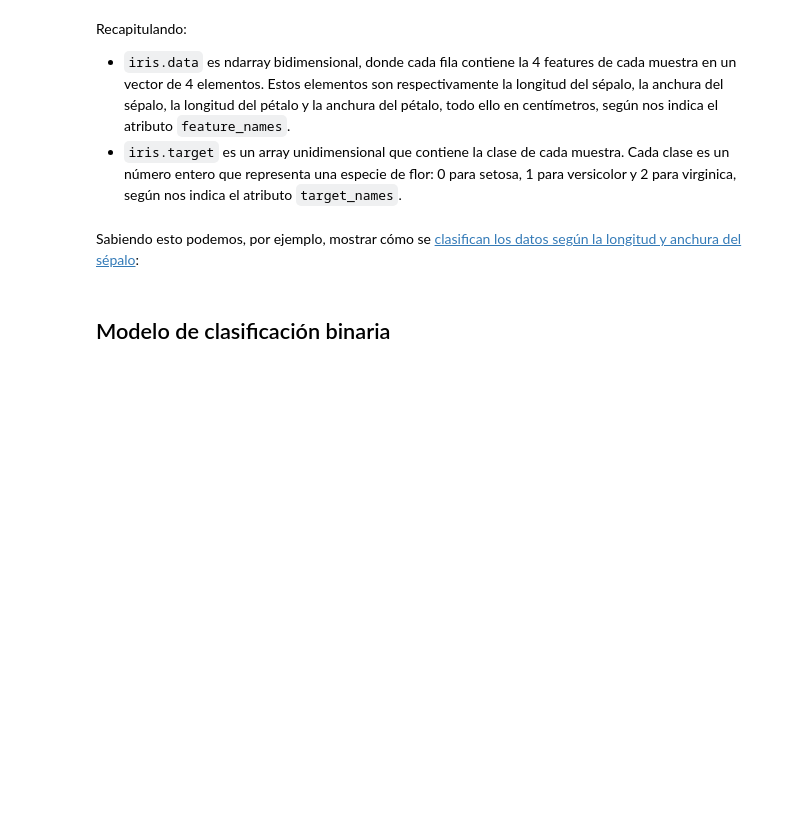
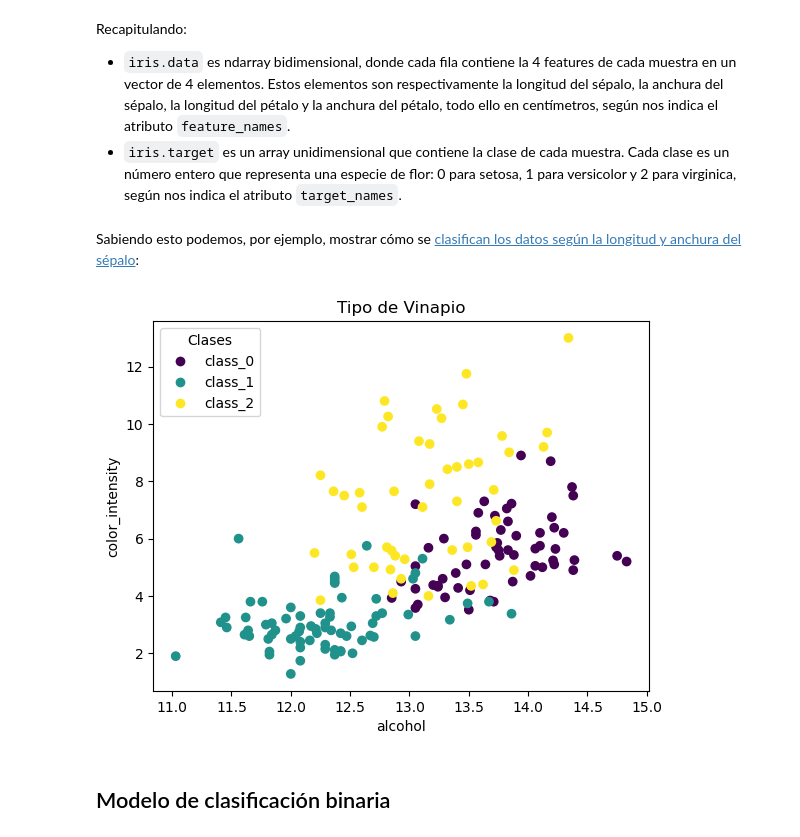
Before and after one commit to MrDres/Curso_de_IA_y_BigData, a Jupyter notebook: Programación de intelixencia artificial/clasificacion_binaria_iris_paraTrastearprobandoWIneDataset.ipynb, the cells around one changed output. Saved outputs shown, nothing was run; the diff lists cells and outputs as text; code cells hidden in the pictures; blank space fills up the shorter version.

Commit message:
Actualizacion a Vinapio

```diff
--- a/Programación de intelixencia artificial/clasificacion_binaria_iris_paraTrastearprobandoWIneDataset.ipynb
+++ b/Programación de intelixencia artificial/clasificacion_binaria_iris_paraTrastearprobandoWIneDataset.ipynb
@@ -73,15 +88,17 @@ Recapitulando:
 Sabiendo esto podemos, por ejemplo, mostrar cómo se [clasifican los datos según la longitud y anchura del sépalo](https://scikit-learn.org/stable/auto_examples/datasets/plot_iris_dataset.html#scatter-plot-of-the-iris-dataset):
 # %%
 scatter = plt.scatter(
-    iris.data[:, 0],   # Longitud del sépalo en el eje X (array de elementos de la columna 0)
-    iris.data[:, 1],   # Ancho del sépalo en el eje Y
-    c=iris.target)     # Color en función de las clases de las flores
+    wine.data[:, 0],   # Longitud del sépalo en el eje X (array de elementos de la columna 0)
+    wine.data[:, 9],   # Ancho del sépalo en el eje Y
+    c=wine.target)     # Color en función de las clases de las flores
 
-plt.xlabel(iris.feature_names[0])   # Nombre del eje X
-plt.ylabel(iris.feature_names[1])   # Nombre del eje Y
-plt.legend(scatter.legend_elements()[0], iris.target_names, title="Clases")
-plt.title("Tipo de Iris según la anchura y longitud del sépalo")
+plt.xlabel(wine.feature_names[0])   # Nombre del eje X
+plt.ylabel(wine.feature_names[9])   # Nombre del eje Y
+plt.legend(scatter.legend_elements()[0], wine.target_names, title="Clases")
+plt.title("Tipo de Vinapio")
 plt.show()
+# %% [output]
+[figure, added]
 # %% [markdown]
 ## Modelo de clasificación binaria
 # %% [markdown]
```
Also changed, not shown: parts of 3 cells of this notebook.
